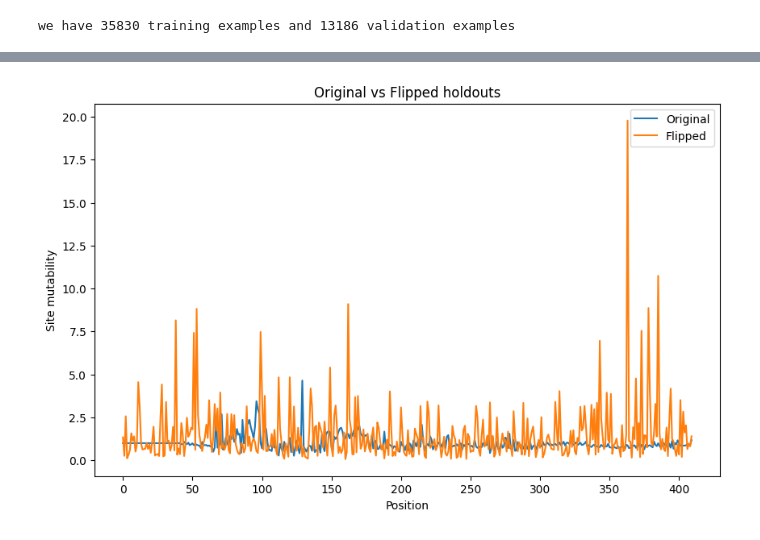
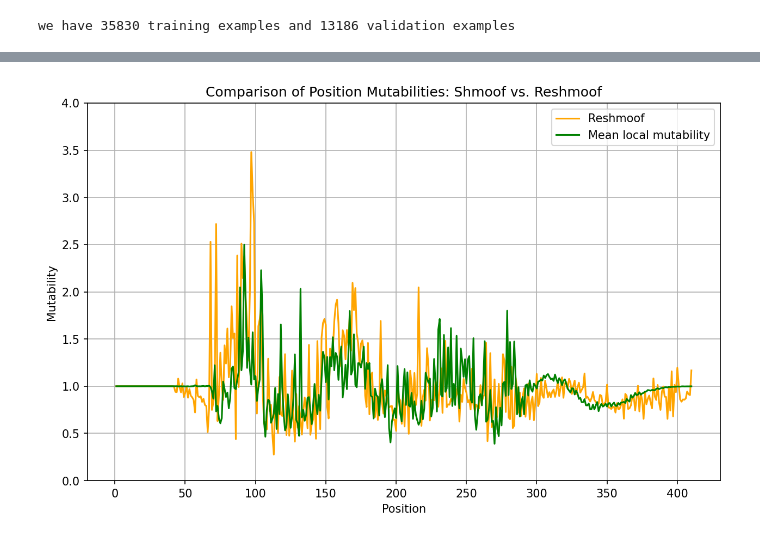
Before and after one commit to matsengrp/netam, a Jupyter notebook: notebooks/reshmoof.ipynb, the cells around one changed output, grey strips where cells are left out. Saved outputs shown, nothing was run; the diff lists cells and outputs as text; code cells hidden in the pictures.

```diff
--- a/notebooks/reshmoof.ipynb
+++ b/notebooks/reshmoof.ipynb
@@ -174,23 +124,32 @@ Epoch [100/100]  Loss: 0.05829794        Val Loss: 0.066439376
-# %%
-compare_holdout = pd.DataFrame({"original": model.site_rates.detach().numpy(), "flipped": flipped_model.site_rates.detach().numpy()})
-
-import matplotlib.pyplot as plt
-import pandas as pd
-
-# Plotting
-plt.figure(figsize=(10, 6))
-plt.plot(compare_holdout.index, compare_holdout['original'], label='Original')
-plt.plot(compare_holdout.index, compare_holdout['flipped'], label='Flipped')
-
-# Adding title and labels
-plt.title('Original vs Flipped holdouts')
-plt.xlabel('Position')
-plt.ylabel('Site mutability')
-
-# Adding legend
-plt.legend()
-
-# Show plot
-plt.show()
-# %% [output]
-[figure, removed]
+# %%
+kmer_mutabilities = []
+
+# turn reshmoof_motifs into a dict mapping "Motif" to "Mutability"
+reshmoof_motifs_dict = dict(zip(reshmoof_motifs["Motif"], reshmoof_motifs["Mutability"]))
+
+for parent in train_df["parent"]:
+    kmer_mutability = np.ones(410)
+    padded_parent = "NN" + parent + "NN"
+    for i in range(min(410, len(padded_parent) - 5)):
+        kmer_mutability[i] = reshmoof_motifs_dict.get(padded_parent[i:i+5], 1.0)
+    kmer_mutabilities.append(kmer_mutability)
+
+[kmer_mutability.shape for kmer_mutability in kmer_mutabilities]
+
+mean_local_mutability = np.stack(kmer_mutabilities).mean(axis=0)
+mean_local_mutability = pd.Series(mean_local_mutability)
+
+plt.figure(figsize=(10, 6))
+# plt.plot(merged_positions['Position'], merged_positions['Mutability_shmoof'], label='Shmoof')
+plt.plot(merged_positions['Position'], merged_positions['Mutability_reshmoof'], label='Reshmoof', color='orange')
+plt.plot(merged_positions['Position'], mean_local_mutability, label='Mean local mutability', color='green')
+# plt.xlim(75, 200)
+plt.ylim(0, 4)
+plt.xlabel('Position')
+plt.ylabel('Mutability')
+plt.title('Comparison of Position Mutabilities: Shmoof vs. Reshmoof')
+plt.legend()
+plt.grid(True)
+plt.show()
+# %% [output]
+[figure, added]
```
Also changed, not shown: parts of 11 cells of this notebook, 2 other files.
